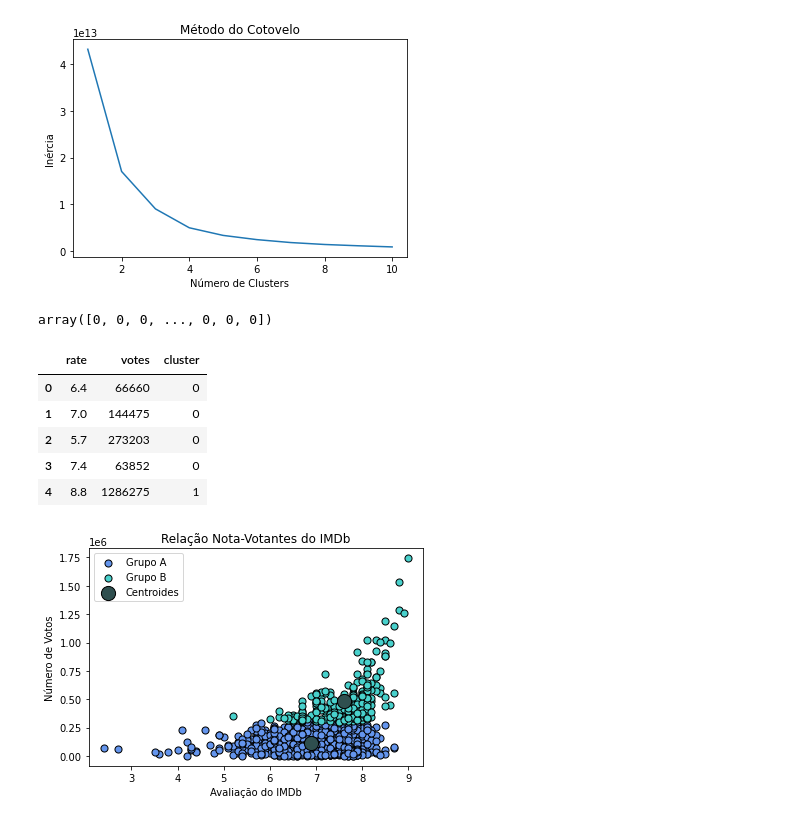
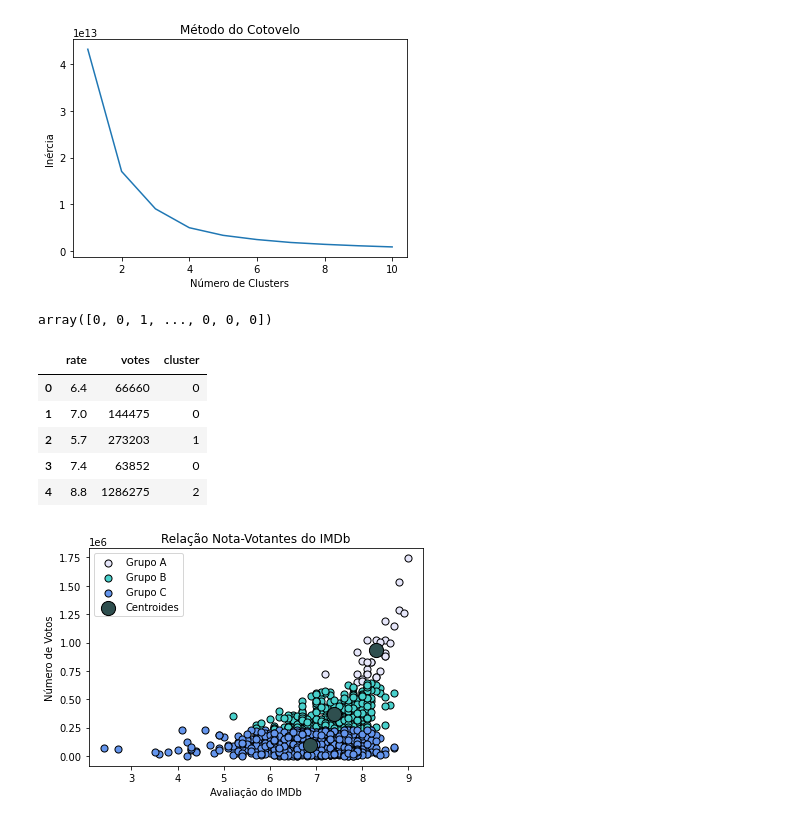
Before and after one commit to Jayvolv/Projeto-ICD, a Jupyter notebook: Fase_4.ipynb, the cells around one changed output. Drawn from its saved outputs; the diff is of its cells as text; code cells hidden in the pictures.

```diff
--- a/Fase_4.ipynb
+++ b/Fase_4.ipynb
@@ -126,12 +125,12 @@ plt.show()
 # %% [output]
 [figure]
 # %%
-#Dois, novamente, pareceu o número mais apropriado no gráfico, logo:
-kmeans_oscar_2 = KMeans(n_clusters=2, init='k-means++', max_iter=300, n_init=10)
+#Dessa vez, três pareceu o número mais apropriado no gráfico, logo:
+kmeans_oscar_2 = KMeans(n_clusters=3, init='k-means++', max_iter=300, n_init=10)
 clusters_2 = kmeans_oscar_2.fit_predict(oscar_df_corte_2)
 clusters_2
 # %% [output]
-array([0, 0, 0, ..., 0, 0, 0])
+array([0, 0, 1, ..., 0, 0, 0])
 # %%
 #Dataframe com o cluster.
 oscar_df_corte_2['cluster'] = clusters_2
@@ -140,38 +139,45 @@ oscar_df_corte_2.head()
 |  | rate | votes | cluster |
 | 0 | 6.4 | 66660 | 0 |
 | 1 | 7.0 | 144475 | 0 |
-| 2 | 5.7 | 273203 | 0 |
+| 2 | 5.7 | 273203 | 1 |
 | 3 | 7.4 | 63852 | 0 |
-| 4 | 8.8 | 1286275 | 1 |
+| 4 | 8.8 | 1286275 | 2 |
 # %%
 #Plot do gráfico:
 y = oscar_df_corte_2.to_numpy()
 
 plt.scatter(
-    y[clusters_2 == 0, 0], y[clusters_2 == 0, 1],
-    s=50, c='cornflowerblue',
+    y[clusters_2 == 2, 0], y[clusters_2 == 2, 1],
+    s=50, c='lavender',
     edgecolor='black',
     label='Grupo A'
 )
 
 plt.scatter(
     y[clusters_2 == 1, 0], y[clusters_2 == 1, 1],
     s=50, c='mediumturquoise',
     edgecolor='black',
     label='Grupo B'
+)
+
+plt.scatter(
+    y[clusters_2 == 0, 0], y[clusters_2 == 0, 1],
+    s=50, c='cornflowerblue',
+    edgecolor='black',
+    label='Grupo C'
 )
 
 plt.scatter(
     kmeans_oscar_2.cluster_centers_[:, 0], kmeans_oscar_2.cluster_centers_[:, 1],
     s=200, c='darkslategrey', edgecolor='black',
     label='Centroides'
 )
 
 plt.title("Relação Nota-Votantes do IMDb")
 plt.xlabel("Avaliação do IMDb")
 plt.ylabel("Número de Votos")
 
 plt.legend()
 plt.show()
 # %% [output]
-[figure, old version]
+[figure, new version]
```
Also changed, not shown: parts of 4 cells of this notebook.
